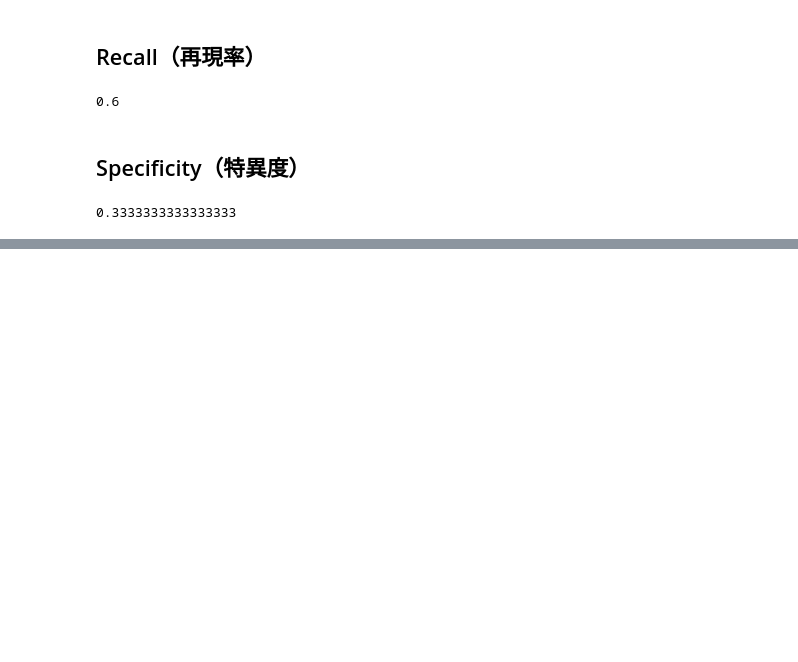
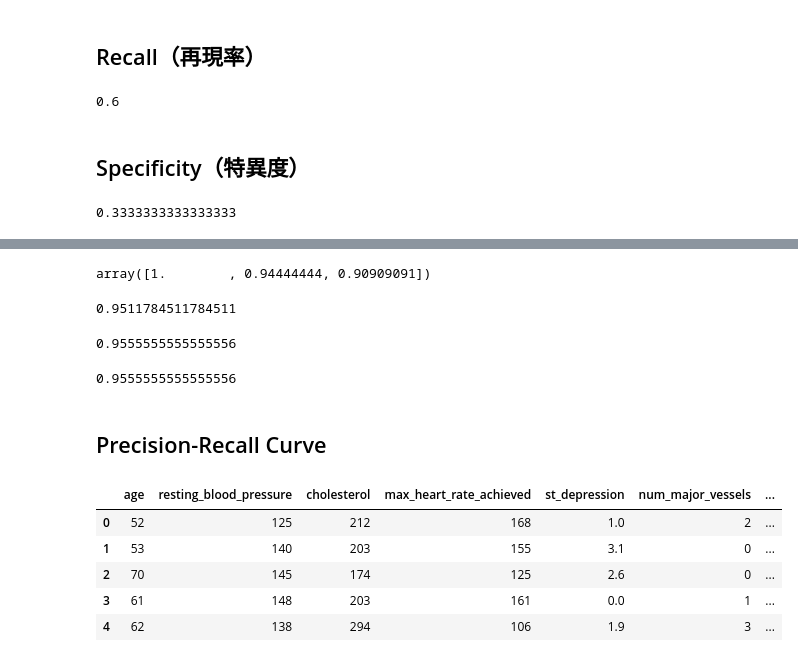
Before and after one commit to takunton/ds, a Jupyter notebook: work/ds_ml/udemy/ClassifierMetrics.ipynb, the cells around one changed output, grey strips where cells are left out. Cells and saved outputs as stored; diff of their text form; code cells hidden in the pictures; blank space fills up the shorter version.

```diff
--- a/work/ds_ml/udemy/ClassifierMetrics.ipynb
+++ b/work/ds_ml/udemy/ClassifierMetrics.ipynb
@@ -77,0 +86,32 @@ recall_score(y_true!=1, y_pred!=1)
+# %%
+# avearage none
+precision_score(y_test,y_pred,average=None)
+# %% [output]
+array([1.        , 0.94444444, 0.90909091])
+# %%
+# avearage macro
+precision_score(y_test,y_pred,average='macro')
+# %% [output]
+0.9511784511784511
+# %%
+# avearage micro
+precision_score(y_test,y_pred,average='micro')
+# %% [output]
+0.9555555555555556
+# %%
+# average precision micro = accurancy
+accuracy_score(y_test,y_pred)
+# %% [output]
+0.9555555555555556
+# %% [markdown]
+## Precision-Recall Curve
+# %%
+df = pd.read_csv('data/heart_preprocessed.csv')
+df.head()
+# %% [output]
+|  | age | resting_blood_pressure | cholesterol | max_heart_rate_achieved | st_depression | num_major_vessels | ... |
+| 0 | 52 | 125 | 212 | 168 | 1.0 | 2 | ... |
+| 1 | 53 | 140 | 203 | 155 | 3.1 | 0 | ... |
+| 2 | 70 | 145 | 174 | 125 | 2.6 | 0 | ... |
+| 3 | 61 | 148 | 203 | 161 | 0.0 | 1 | ... |
+| 4 | 62 | 138 | 294 | 106 | 1.9 | 3 | ... |
```
Also changed, not shown: parts of 16 cells of this notebook, 1 other file.
